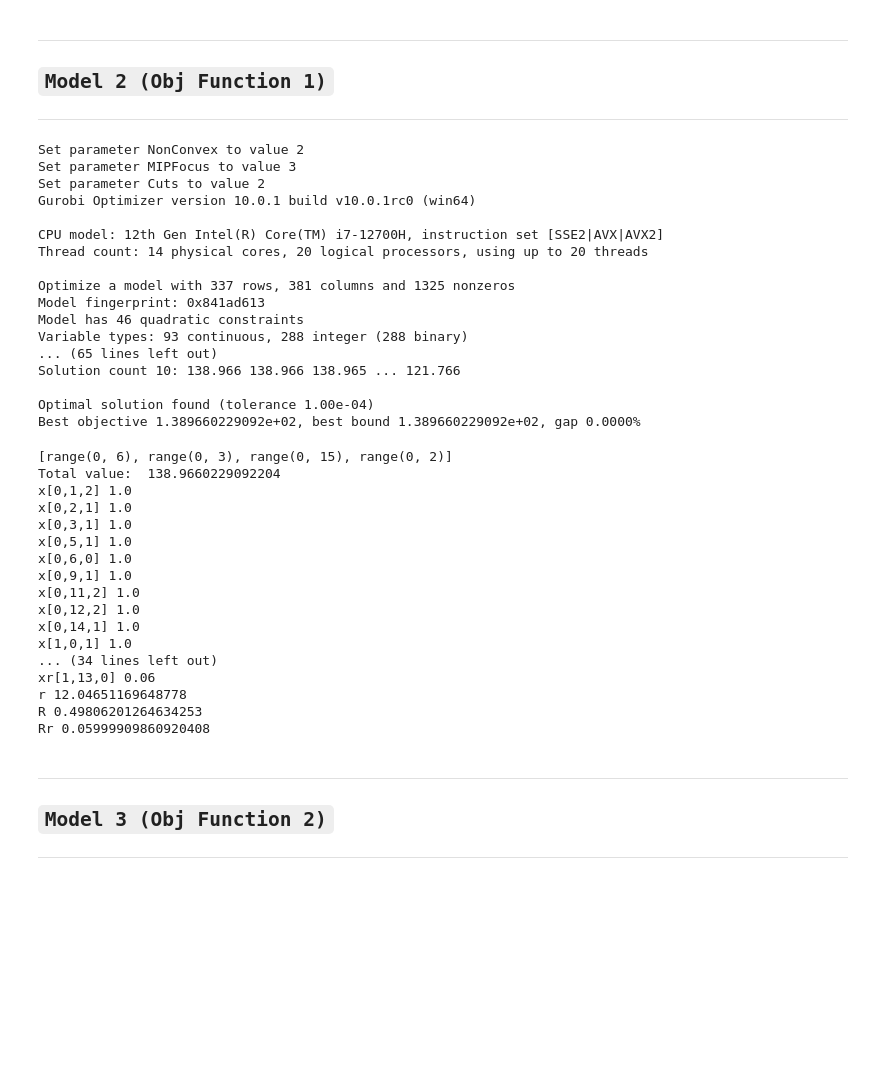
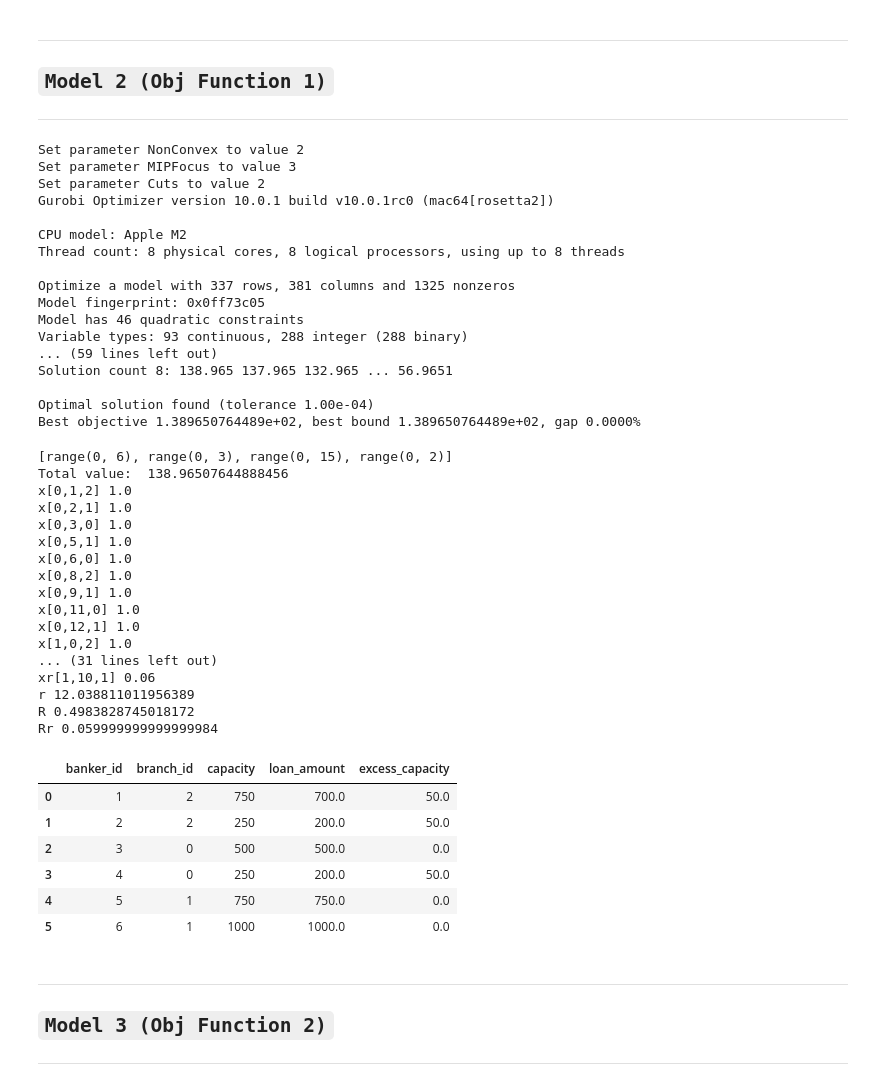
Before and after one commit to TinaL9703/oi_group_assignment, a Jupyter notebook: group assignment-model.ipynb, the cells around one changed output. Cells and saved outputs as stored; diff of their text form; code cells hidden in the pictures; blank space fills up the shorter version.

```diff
--- a/group assignment-model.ipynb
+++ b/group assignment-model.ipynb
@@ -585,7 +589,7 @@ m.addConstrs( (gp.quicksum( x[t,l,b] * loan.iloc[l]["loan_amount"]
 
 m.addConstrs( (gp.quicksum( x[t,l,b] * loan.iloc[l]["loan_amount"]
                    for t in T for l in L if loan.iloc[l]["loan_type"]==t)
-               >= 0.1 * bank.iloc[b]["capacity"] for b in B),
+               >= 0.11 * bank.iloc[b]["capacity"] for b in B),
             name='6.each bank spend 10% of cap')
 
 m.addConstrs( (gp.quicksum( x[t,l,b] for b in B ) ==
@@ -620,45 +624,79 @@ m.optimize()
 Set parameter NonConvex to value 2
 Set parameter MIPFocus to value 3
 Set parameter Cuts to value 2
-Gurobi Optimizer version 10.0.1 build v10.0.1rc0 (win64)
+Gurobi Optimizer version 10.0.1 build v10.0.1rc0 (mac64[rosetta2])
 
-CPU model: 12th Gen Intel(R) Core(TM) i7-12700H, instruction set [SSE2|AVX|AVX2]
-Thread count: 14 physical cores, 20 logical processors, using up to 20 threads
+CPU model: Apple M2
+Thread count: 8 physical cores, 8 logical processors, using up to 8 threads
 
 Optimize a model with 337 rows, 381 columns and 1325 nonzeros
-Model fingerprint: 0x841ad613
+Model fingerprint: 0x0ff73c05
 Model has 46 quadratic constraints
 Variable types: 93 continuous, 288 integer (288 binary)
-... (65 lines left out)
-Solution count 10: 138.966 138.966 138.965 ... 121.766
+... (59 lines left out)
+Solution count 8: 138.965 137.965 132.965 ... 56.9651
 
 Optimal solution found (tolerance 1.00e-04)
-Best objective 1.389660229092e+02, best bound 1.389660229092e+02, gap 0.0000%
+Best objective 1.389650764489e+02, best bound 1.389650764489e+02, gap 0.0000%
 # %%
 # m.write("model.lp")
+from collections import defaultdict
+assigned_loans = []
+assigned_bankers = []
+branch = []
+branch_dict = defaultdict()
+
 print([P,B,L,T])
 print('Total value: ', m.objVal)
 for v in m.getVars():
     if v.x > 1e-6:
         print(v.varName, v.x)
+        if v.varName[0] == 'z':
+            assigned_bankers.append(int(v.varName[2:-1].split(',')[2])+1)
+            assigned_loans.append(int(v.varName[2:-1].split(',')[1]))
+            branch.append(branch_dict[int(v.varName[2:-1].split(',')[2])+1])
+        if v.varName[0] == 'y':
+            branch_dict[int(v.varName[2:-1].split(',')[0])+1] = int(v.varName[2:-1].split(',')[1])
 # %% [output]
 [range(0, 6), range(0, 3), range(0, 15), range(0, 2)]
-Total value:  138.9660229092204
+Total value:  138.96507644888456
 x[0,1,2] 1.0
 x[0,2,1] 1.0
-x[0,3,1] 1.0
+x[0,3,0] 1.0
 x[0,5,1] 1.0
 x[0,6,0] 1.0
+x[0,8,2] 1.0
 x[0,9,1] 1.0
-x[0,11,2] 1.0
-x[0,12,2] 1.0
-x[0,14,1] 1.0
-x[1,0,1] 1.0
-... (34 lines left out)
-xr[1,13,0] 0.06
-r 12.04651169648778
-R 0.49806201264634253
-Rr 0.05999909860920408
+x[0,11,0] 1.0
+x[0,12,1] 1.0
+x[1,0,2] 1.0
+... (31 lines left out)
+xr[1,10,1] 0.06
+r 12.038811011956389
+R 0.4983828745018172
+Rr 0.059999999999999984
+# %%
+assignment_df = pd.DataFrame({'banker_id':assigned_bankers,
+                              'branch_id': branch,
+                              'loan_id':assigned_loans})
+assignment_df = pd.merge(assignment_df, banker[['banker_id', 'capacity']], how='left', on='banker_id')
+loan2 = loan.reset_index(names='loan_id')
+bank2 = bank.reset_index(names='branch_id')
+assignment_df = pd.merge(assignment_df, loan2, how='left', on='loan_id')
+assignment_df = pd.merge(assignment_df, bank2[['branch_id','location']], how='left', on='branch_id')
+cols = ['banker_id', 'branch_id', 'capacity', 'loan_amount']
+grouped_df = assignment_df[cols].groupby(['banker_id', 'branch_id','capacity']).sum().reset_index()
+grouped_df['excess_capacity'] = grouped_df['capacity'] - grouped_df['loan_amount']
+# %%
+grouped_df
+# %% [output]
+|  | banker_id | branch_id | capacity | loan_amount | excess_capacity |
+| 0 | 1 | 2 | 750 | 700.0 | 50.0 |
+| 1 | 2 | 2 | 250 | 200.0 | 50.0 |
+| 2 | 3 | 0 | 500 | 500.0 | 0.0 |
+| 3 | 4 | 0 | 250 | 200.0 | 50.0 |
+| 4 | 5 | 1 | 750 | 750.0 | 0.0 |
+| 5 | 6 | 1 | 1000 | 1000.0 | 0.0 |
 # %% [markdown]
 ---
 
```
Also changed, not shown: parts of 11 cells of this notebook.
